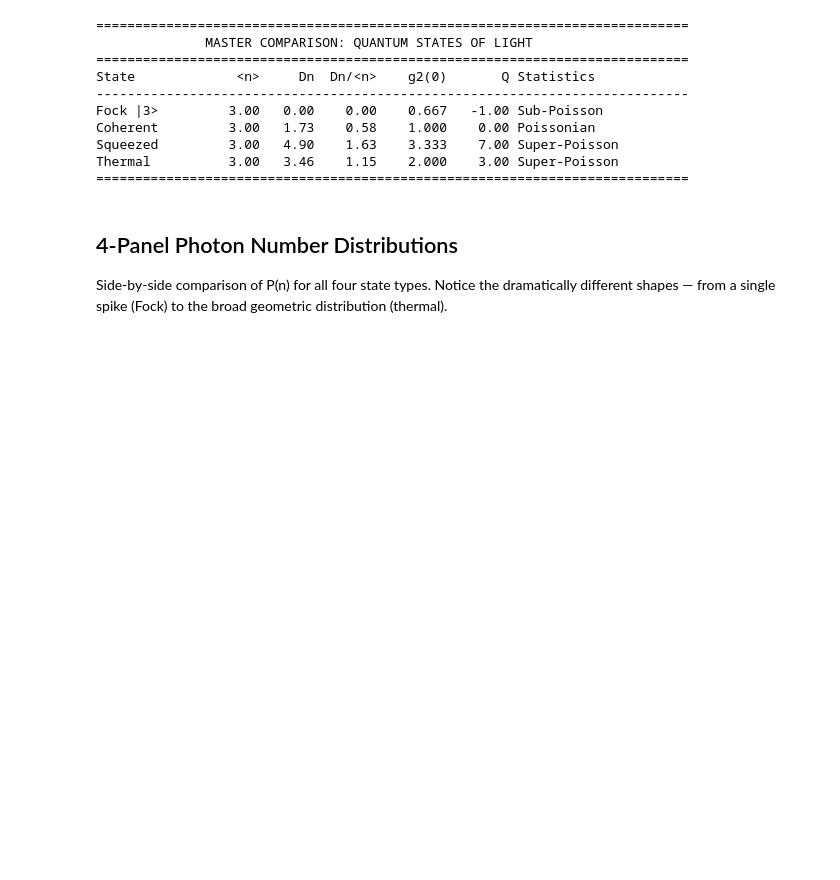
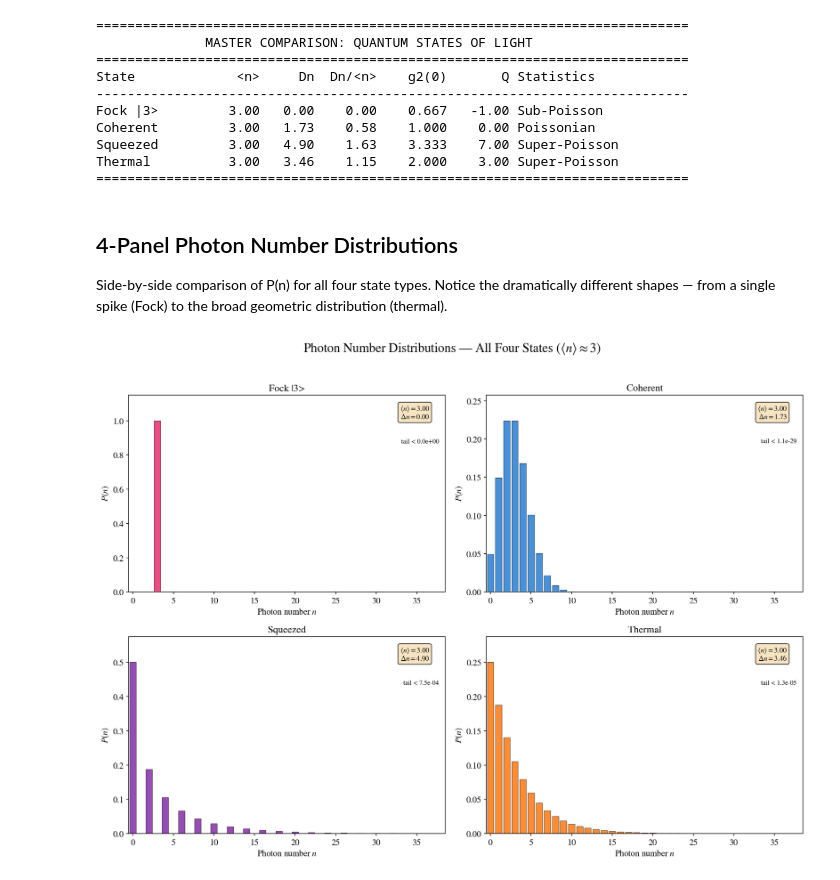
Before and after one commit to abbas-ahmad-cowlar/quantum-states-of-light, a Jupyter notebook: notebooks/04_photon_statistics.ipynb, the cells around one changed output. Saved outputs shown, nothing was run; the diff lists cells and outputs as text; code cells hidden in the pictures; blank space fills up the shorter version.

Commit message:
Add 04 photon statistics cell 7: fig, axes = plt.subplots(2, 2, figsize=(14, 10))

```diff
--- a/notebooks/04_photon_statistics.ipynb
+++ b/notebooks/04_photon_statistics.ipynb
@@ -158,3 +158,46 @@ Thermal          3.00   3.46    1.15    2.000    3.00 Super-Poisson
 Side-by-side comparison of P(n) for all four state types. Notice the dramatically
 different shapes — from a single spike (Fock) to the broad geometric
 distribution (thermal).
+# %%
+fig, axes = plt.subplots(2, 2, figsize=(14, 10))
+colors = ['#E91E63', '#1976D2', '#7B1FA2', '#FF6F00']
+
+coherent_cutoff = cutoff_from_tail(
+    lambda cutoff: coherent_tail(cutoff, np.sqrt(n_target)),
+    tolerance=1e-3, start=15,
+)
+squeezed_cutoff = cutoff_from_tail(
+    lambda cutoff: squeezed_vacuum_tail(cutoff, r_squeeze),
+    tolerance=1e-3, start=20,
+)
+thermal_cutoff = cutoff_from_tail(
+    lambda cutoff: thermal_tail(cutoff, n_target),
+    tolerance=1e-3, start=20,
+)
+n_plot_common = max(n_target + 3, coherent_cutoff, squeezed_cutoff, thermal_cutoff)
+
+for idx, ((name, state), color) in enumerate(zip(states.items(), colors)):
+    ax = axes[idx // 2, idx % 2]
+    n_plot = n_plot_common
+    if name.startswith('Fock'):
+        tail_omitted = 0.0
+    elif name.startswith('Coherent'):
+        tail_omitted = coherent_tail(n_plot, np.sqrt(n_target))
+    elif name.startswith('Squeezed'):
+        tail_omitted = squeezed_vacuum_tail(n_plot, r_squeeze)
+    else:
+        tail_omitted = thermal_tail(n_plot, n_target)
+
+    plot_photon_distribution(state, n_max=n_plot,
+                             title=name, ax=ax, color=color, show_stats=True)
+    ax.text(0.98, 0.78, f"tail < {tail_omitted:.1e}",
+            transform=ax.transAxes, ha='right', va='top', fontsize=9)
+
+plt.suptitle(r'Photon Number Distributions — All Four States ($\langle n \rangle \approx 3$)',
+             fontsize=18, y=1.02)
+plt.tight_layout()
+plt.savefig(FIG_DIR / 'all_states_photon_distributions.png', bbox_inches='tight', dpi=300)
+plt.savefig(FIG_DIR / 'all_states_photon_distributions.svg', bbox_inches='tight')
+plt.show()
+# %% [output]
+[figure, added]
```
